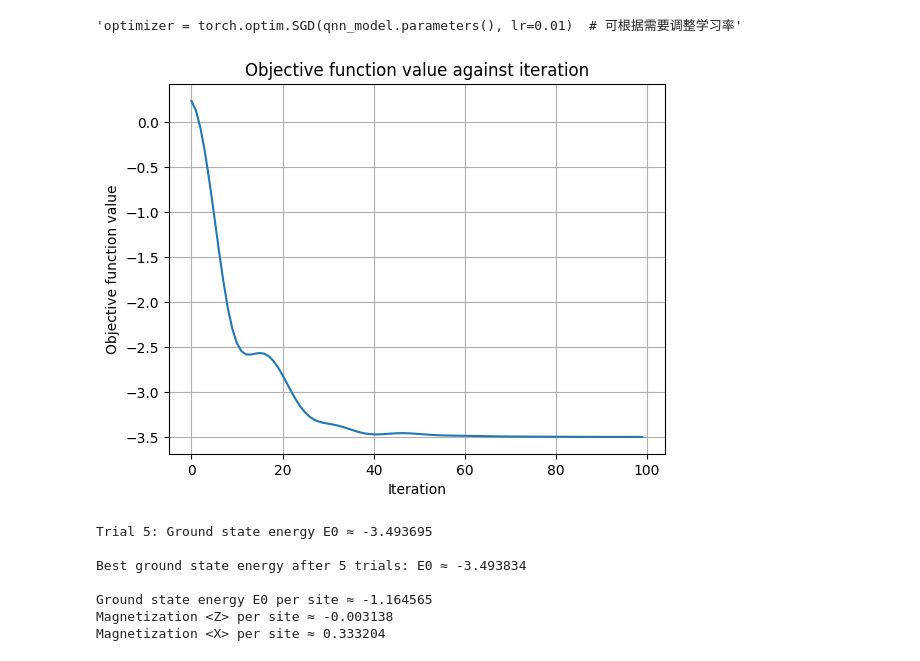
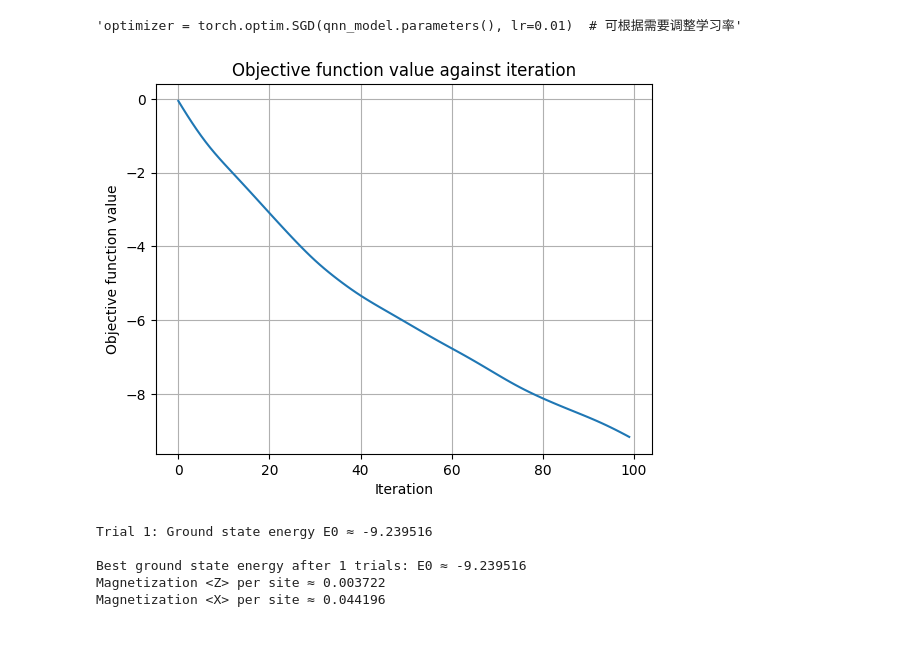
Before and after one commit to jindahe/quantum-many-body-by-QML, a Jupyter notebook: Ising_QNN.ipynb, the cells around one changed output. Saved outputs shown, nothing was run; the diff lists cells and outputs as text; code cells hidden in the pictures.

```diff
--- a/Ising_QNN.ipynb
+++ b/Ising_QNN.ipynb
@@ -13,7 +13,7 @@ from qiskit_machine_learning.neural_networks import EstimatorQNN
 from qiskit_machine_learning.connectors import TorchConnector
 # %%
 # ----- 参数设置 -----
-n_qubits = 3
+n_qubits = 10
 J = 1.0
 h = 1.0
 # %%
@@ -102,7 +102,7 @@ def callback_graph(weights, obj_func_eval):
 # 调整 Adam 优化器的学习率
 optimizer = torch.optim.Adam(qnn_model.parameters(), lr=0.01)  # 调整学习率
 # %%
-num_trials = 5  # 尝试次数，可根据需要调整
+num_trials = 1  # 尝试次数，可根据需要调整
 best_energy = None
 best_weights = None
 
@@ -128,38 +128,36 @@ for trial in range(num_trials):
         callback_graph(qnn_model.weight, loss.item())
 
     # 计算当前trial的基态能量
     final_weights = qnn_model.weight.detach().numpy()
     estimator = Estimator()
     E0 = estimator.run(
         circuits=ansatz_circuit,
         observables=hamiltonian,
         parameter_values=[final_weights]
     ).result().values[0]
     print(f"Trial {trial+1}: Ground state energy E0 ≈ {E0:.6f}")
 
     if (best_energy is None) or (E0 < best_energy):
         best_energy = E0
         best_weights = final_weights
 
 print(f"\nBest ground state energy after {num_trials} trials: E0 ≈ {best_energy:.6f}")
 
 # 用最优参数输出物理量
 estimator = Estimator()
 E0 = estimator.run(circuits=ansatz_circuit, observables=hamiltonian, parameter_values=[best_weights]).result().values[0]
 
 z_obs = SparsePauliOp.from_list([(f"{'Z'*n_qubits}", 1.0)])
 mz = estimator.run(circuits=ansatz_circuit, observables=z_obs, parameter_values=[best_weights]).result().values[0] / n_qubits
 print(f"Magnetization <Z> per site ≈ {mz:.6f}")
 
 x_obs = SparsePauliOp.from_list([(f"{'X'*n_qubits}", 1.0)])
 mx = estimator.run(circuits=ansatz_circuit, observables=x_obs, parameter_values=[best_weights]).result().values[0] / n_qubits
 print(f"Magnetization <X> per site ≈ {mx:.6f}")
 # %% [output]
-[figure, old version]
+[figure, new version]
-Trial 5: Ground state energy E0 ≈ -3.493695
+Trial 1: Ground state energy E0 ≈ -9.239516
 
-Best ground state energy after 5 trials: E0 ≈ -3.493834
-
-Ground state energy E0 per site ≈ -1.164565
-Magnetization <Z> per site ≈ -0.003138
-Magnetization <X> per site ≈ 0.333204
+Best ground state energy after 1 trials: E0 ≈ -9.239516
+Magnetization <Z> per site ≈ 0.003722
+Magnetization <X> per site ≈ 0.044196
```
Also changed, not shown: 2 other files.
